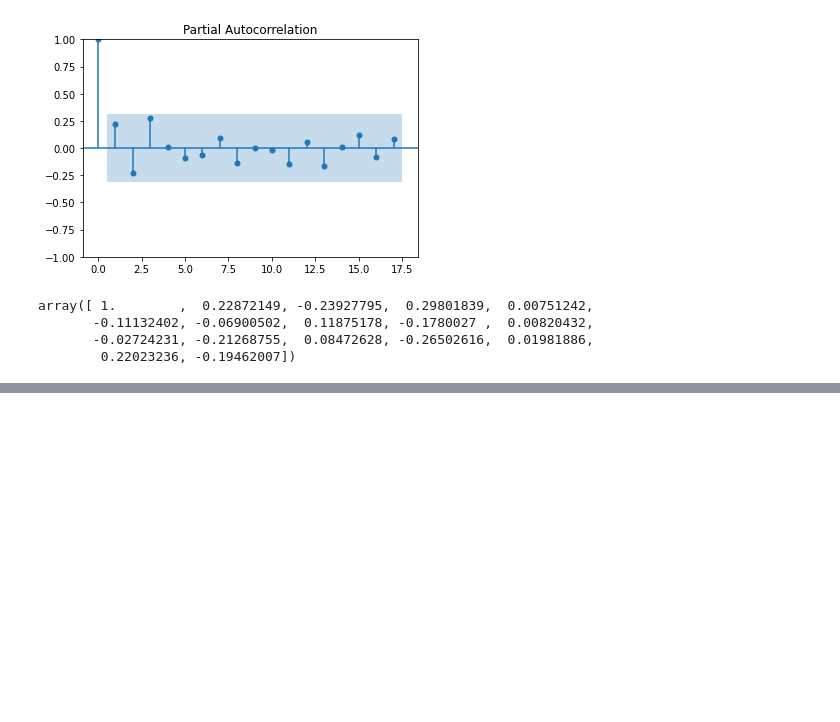
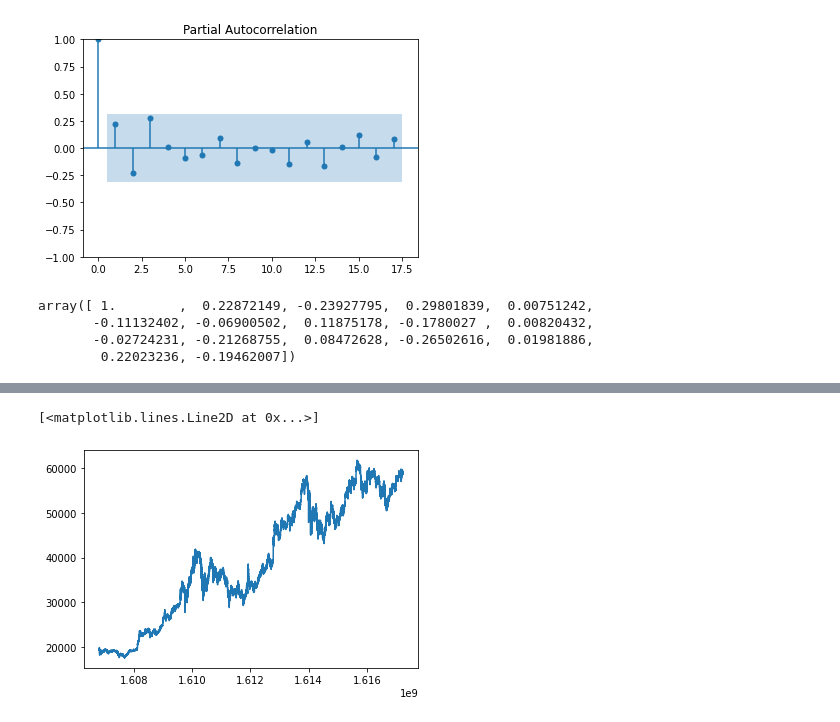
Before and after one commit to 123mitnik/Crypto_Forecasting_kaggle, a Jupyter notebook: statistical-analyses-additional.ipynb, the cells around one changed output, grey strips where cells are left out. Drawn from its saved outputs; the diff is of its cells as text; code cells hidden in the pictures; blank space fills up the shorter version.

```diff
--- a/statistical-analyses-additional.ipynb
+++ b/statistical-analyses-additional.ipynb
@@ -109,0 +126,6 @@ array([ 1.        ,  0.22872149, -0.23927795,  0.29801839,  0.00751242,
+# %%
+btc_freq = ts_with_frequency(series=btc, frequency='1min')
+plt.plot(btc_freq.loc[d2s('2020-12-01'):d2s('2021-04-01')])
+# %% [output]
+[<matplotlib.lines.Line2D at 0x...>]
+[figure, added]
```
Also changed, not shown: parts of 12 cells of this notebook, 3 other files.
